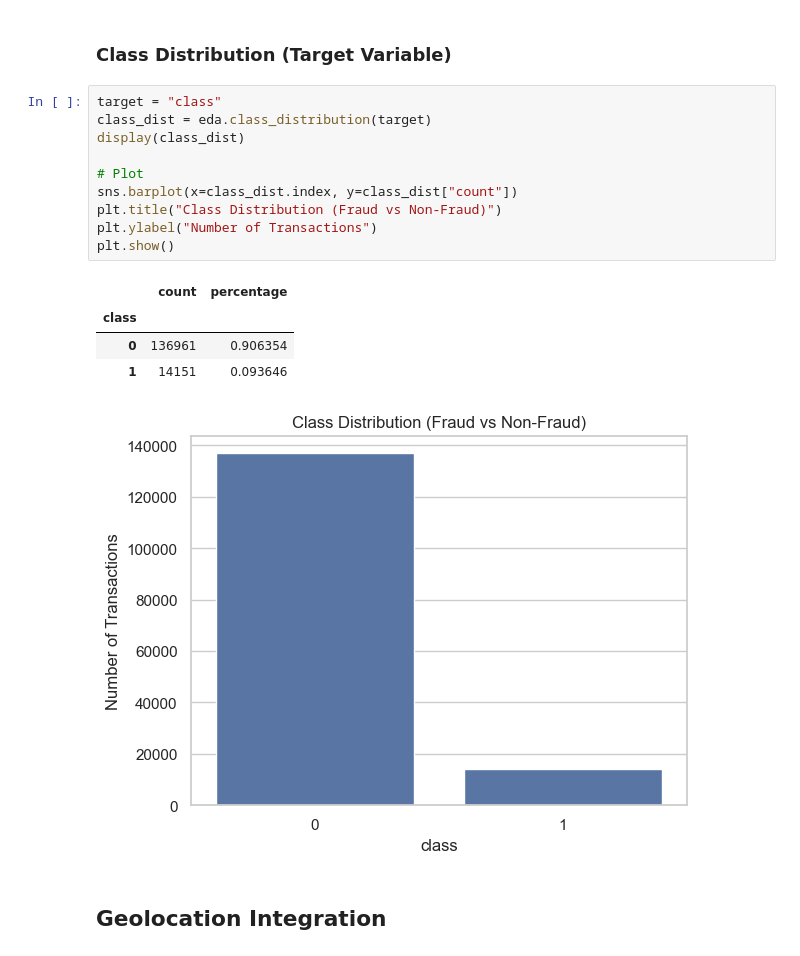
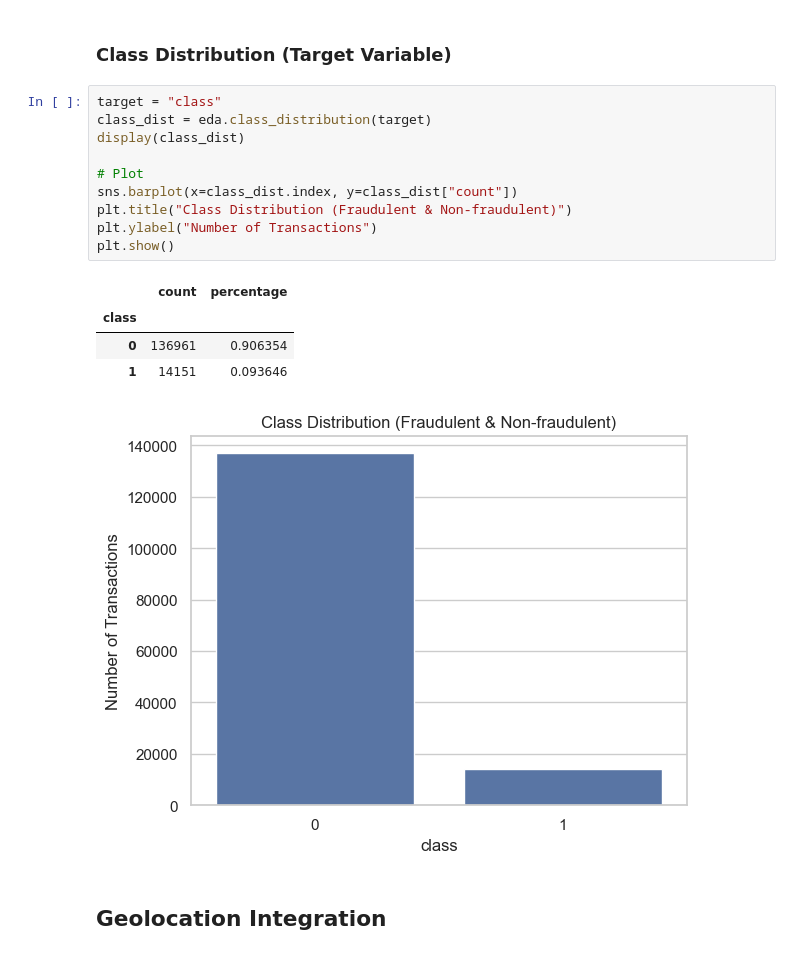
Before and after one commit to selamasnake/fraud-detection, a Jupyter notebook: notebooks/eda_fraud_data.ipynb, the cells around one changed output. Cells and saved outputs as stored; diff of their text form.

```diff
--- a/notebooks/eda_fraud_data.ipynb
+++ b/notebooks/eda_fraud_data.ipynb
@@ -196,19 +196,19 @@ plt.show()
 # %%
 target = "class"
 class_dist = eda.class_distribution(target)
 display(class_dist)
 
 # Plot
 sns.barplot(x=class_dist.index, y=class_dist["count"])
-plt.title("Class Distribution (Fraud vs Non-Fraud)")
+plt.title("Class Distribution (Fraudulent & Non-fraudulent)")
 plt.ylabel("Number of Transactions")
 plt.show()
 # %% [output]
 |  | count | percentage |
 | class |  |  |
 | 0 | 136961 | 0.906354 |
 | 1 | 14151 | 0.093646 |
-[figure, old version]
+[figure, new version]
 # %% [markdown]
 ## Geolocation Integration
 # %%
```
Also changed, not shown: parts of 4 cells of this notebook, 2 other files.
